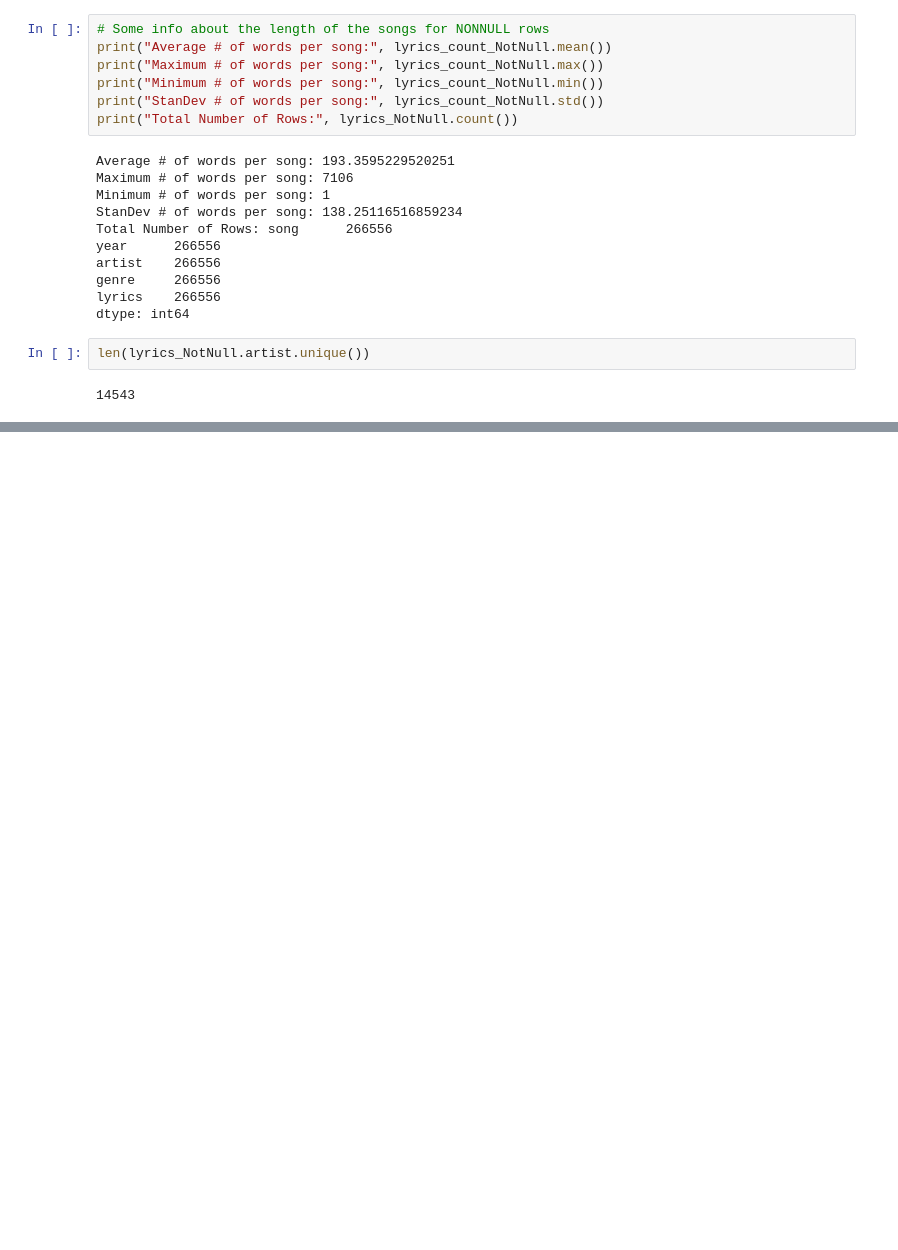
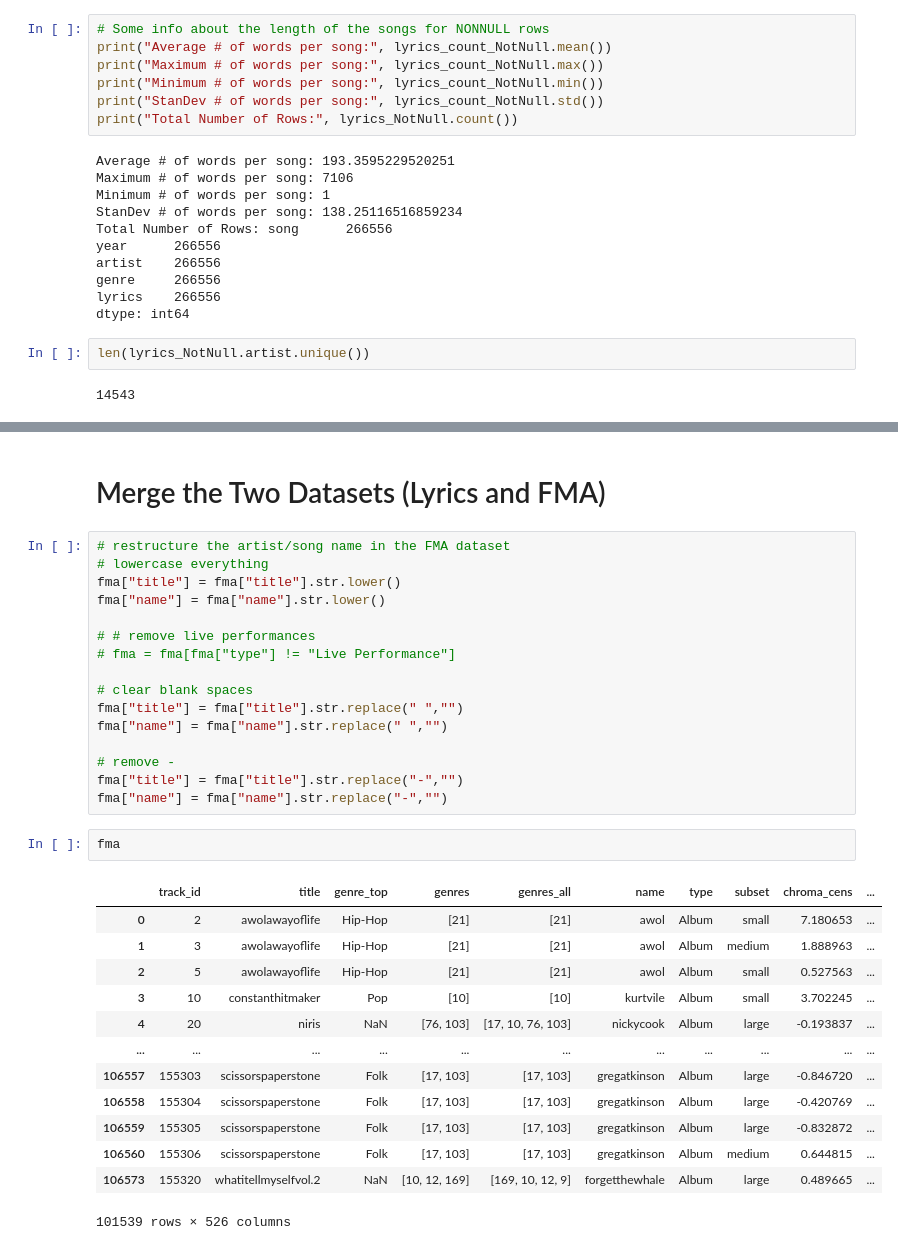
Before and after one commit to ZachZs/MusicNeuralNet, a Jupyter notebook: LyricsAnalysis.ipynb, the cells around one changed output, grey strips where cells are left out. Cells and saved outputs as stored; diff of their text form; blank space fills up the shorter version.

```diff
--- a/LyricsAnalysis.ipynb
+++ b/LyricsAnalysis.ipynb
@@ -175,0 +326,34 @@ len(lyrics_NotNull.artist.unique())
+# %% [markdown]
+# Merge the Two Datasets (Lyrics and FMA)
+# %%
+# restructure the artist/song name in the FMA dataset
+# lowercase everything
+fma["title"] = fma["title"].str.lower()
+fma["name"] = fma["name"].str.lower()
+
+# # remove live performances
+# fma = fma[fma["type"] != "Live Performance"]
+
+# clear blank spaces
+fma["title"] = fma["title"].str.replace(" ","")
+fma["name"] = fma["name"].str.replace(" ","")
+
+# remove -
+fma["title"] = fma["title"].str.replace("-","")
+fma["name"] = fma["name"].str.replace("-","")
+# %%
+fma
+# %% [output]
+|  | track_id | title | genre_top | genres | genres_all | name | type | subset | chroma_cens | ... |
+| 0 | 2 | awolawayoflife | Hip-Hop | [21] | [21] | awol | Album | small | 7.180653 | ... |
+| 1 | 3 | awolawayoflife | Hip-Hop | [21] | [21] | awol | Album | medium | 1.888963 | ... |
+| 2 | 5 | awolawayoflife | Hip-Hop | [21] | [21] | awol | Album | small | 0.527563 | ... |
+| 3 | 10 | constanthitmaker | Pop | [10] | [10] | kurtvile | Album | small | 3.702245 | ... |
+| 4 | 20 | niris | NaN | [76, 103] | [17, 10, 76, 103] | nickycook | Album | large | -0.193837 | ... |
+| ... | ... | ... | ... | ... | ... | ... | ... | ... | ... | ... |
+| 106557 | 155303 | scissorspaperstone | Folk | [17, 103] | [17, 103] | gregatkinson | Album | large | -0.846720 | ... |
+| 106558 | 155304 | scissorspaperstone | Folk | [17, 103] | [17, 103] | gregatkinson | Album | large | -0.420769 | ... |
+| 106559 | 155305 | scissorspaperstone | Folk | [17, 103] | [17, 103] | gregatkinson | Album | large | -0.832872 | ... |
+| 106560 | 155306 | scissorspaperstone | Folk | [17, 103] | [17, 103] | gregatkinson | Album | medium | 0.644815 | ... |
+| 106573 | 155320 | whatitellmyselfvol.2 | NaN | [10, 12, 169] | [169, 10, 12, 9] | forgetthewhale | Album | large | 0.489665 | ... |
+101539 rows × 526 columns
```
Also changed, not shown: parts of 20 cells of this notebook.
